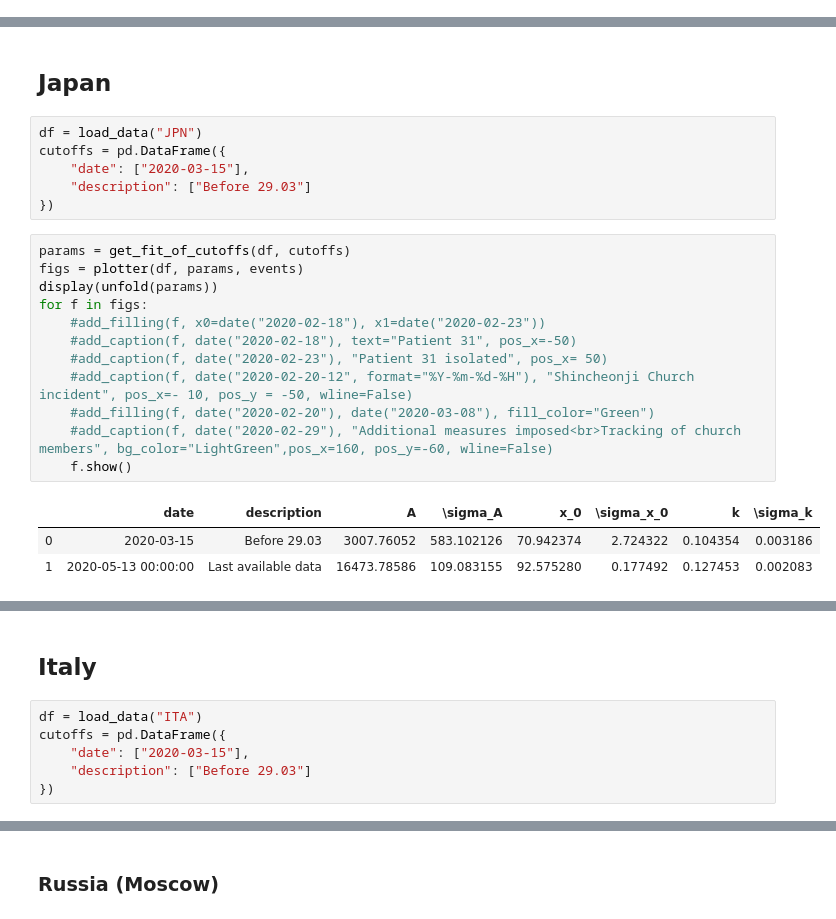
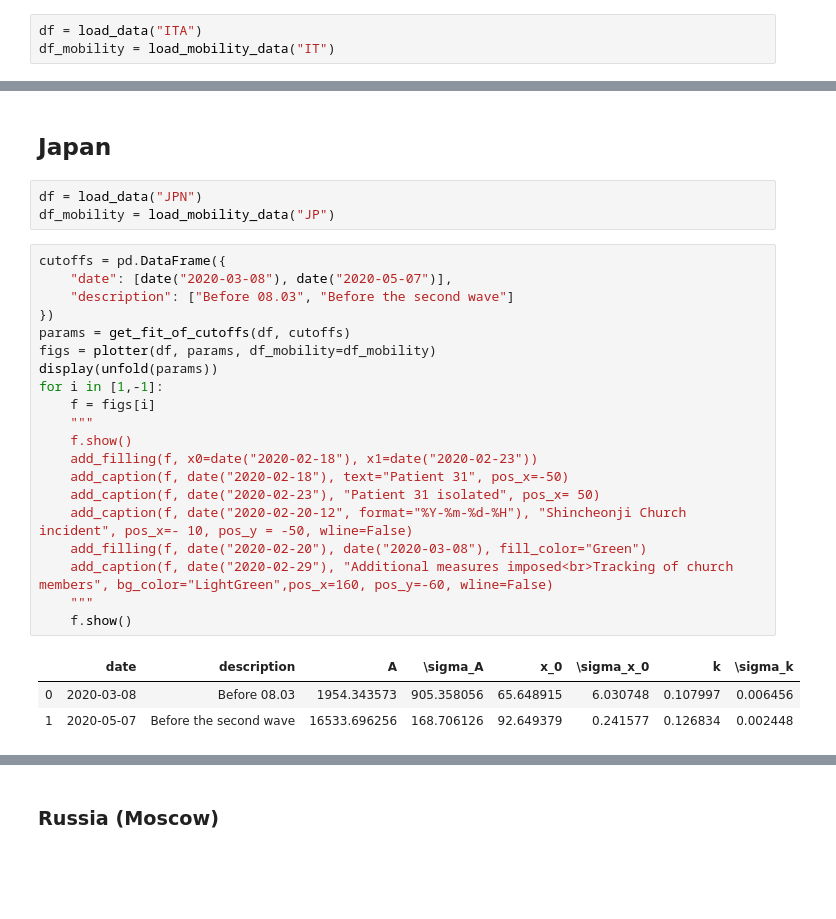
Before and after one commit to eg0rim/ER-project, a Jupyter notebook: project.ipynb, the cells around one changed output, grey strips where cells are left out. Saved outputs shown, nothing was run; the diff lists cells and outputs as text; blank space fills up the shorter version.

```diff
--- a/project.ipynb
+++ b/project.ipynb
@@ -278,0 +491,3 @@ for f in figs:
+# %%
+df = load_data("ITA")
+df_mobility = load_mobility_data("IT")
@@ -279,26 +541,31 @@ for f in figs:
 # %% [markdown]
 ## Japan
-# %%
-df = load_data("JPN")
-cutoffs = pd.DataFrame({
-    "date": ["2020-03-15"],
-    "description": ["Before 29.03"]
-})
+# %%
+df = load_data("JPN")
+df_mobility = load_mobility_data("JP")
 # %%
+cutoffs = pd.DataFrame({
+    "date": [date("2020-03-08"), date("2020-05-07")],
+    "description": ["Before 08.03", "Before the second wave"]
+})
 params = get_fit_of_cutoffs(df, cutoffs)
-figs = plotter(df, params, events)
+figs = plotter(df, params, df_mobility=df_mobility)
 display(unfold(params))
-for f in figs:
-    #add_filling(f, x0=date("2020-02-18"), x1=date("2020-02-23"))
-    #add_caption(f, date("2020-02-18"), text="Patient 31", pos_x=-50)
-    #add_caption(f, date("2020-02-23"), "Patient 31 isolated", pos_x= 50)
-    #add_caption(f, date("2020-02-20-12", format="%Y-%m-%d-%H"), "Shincheonji Church incident", pos_x=- 10, pos_y = -50, wline=False)
-    #add_filling(f, date("2020-02-20"), date("2020-03-08"), fill_color="Green")
-    #add_caption(f, date("2020-02-29"), "Additional measures imposed<br>Tracking of church members", bg_color="LightGreen",pos_x=160, pos_y=-60, wline=False)
+for i in [1,-1]:
+    f = figs[i]
+    """
     f.show()
+    add_filling(f, x0=date("2020-02-18"), x1=date("2020-02-23"))
+    add_caption(f, date("2020-02-18"), text="Patient 31", pos_x=-50)
+    add_caption(f, date("2020-02-23"), "Patient 31 isolated", pos_x= 50)
+    add_caption(f, date("2020-02-20-12", format="%Y-%m-%d-%H"), "Shincheonji Church incident", pos_x=- 10, pos_y = -50, wline=False)
+    add_filling(f, date("2020-02-20"), date("2020-03-08"), fill_color="Green")
+    add_caption(f, date("2020-02-29"), "Additional measures imposed<br>Tracking of church members", bg_color="LightGreen",pos_x=160, pos_y=-60, wline=False)
+    """
+    f.show()
 # %% [output]
 |  | date | description | A | \sigma_A | x_0 | \sigma_x_0 | k | \sigma_k |
-| 0 | 2020-03-15 | Before 29.03 | 3007.76052 | 583.102126 | 70.942374 | 2.724322 | 0.104354 | 0.003186 |
-| 1 | 2020-05-13 00:00:00 | Last available data | 16473.78586 | 109.083155 | 92.575280 | 0.177492 | 0.127453 | 0.002083 |
+| 0 | 2020-03-08 | Before 08.03 | 1954.343573 | 905.358056 | 65.648915 | 6.030748 | 0.107997 | 0.006456 |
+| 1 | 2020-05-07 | Before the second wave | 16533.696256 | 168.706126 | 92.649379 | 0.241577 | 0.126834 | 0.002448 |
 [interactive output not drawn]
 [interactive output not drawn]
@@ -306,8 +571,0 @@ for f in figs:
-# %% [markdown]
-## Italy
-# %%
-df = load_data("ITA")
-cutoffs = pd.DataFrame({
-    "date": ["2020-03-15"],
-    "description": ["Before 29.03"]
-})
```
Also changed, not shown: parts of 10 cells of this notebook.
